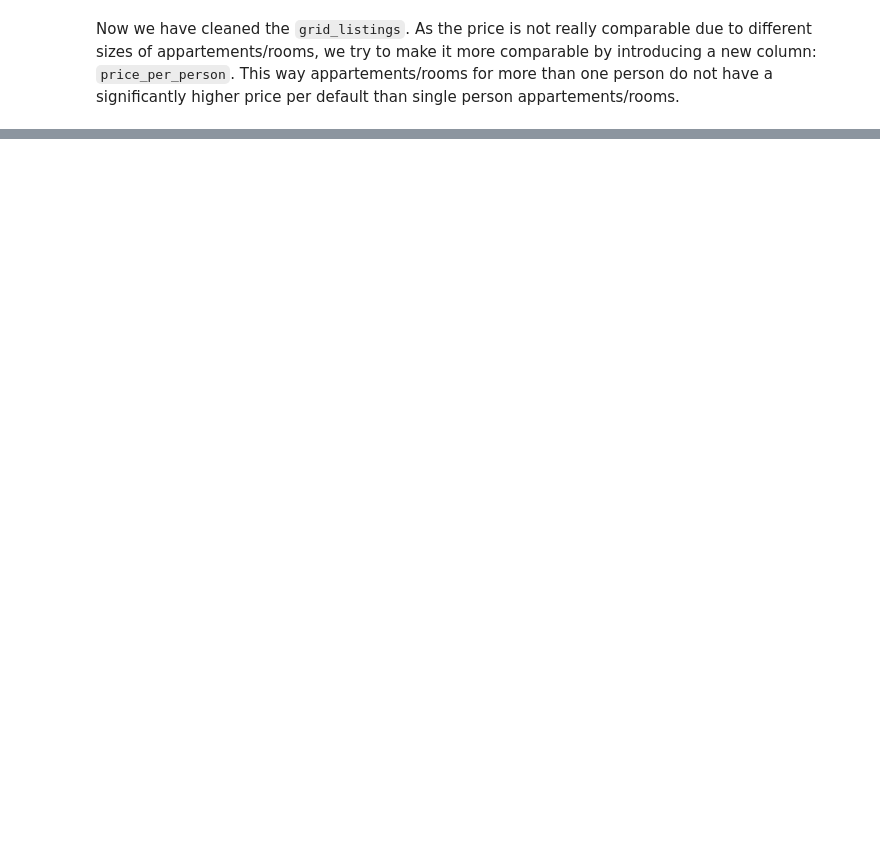
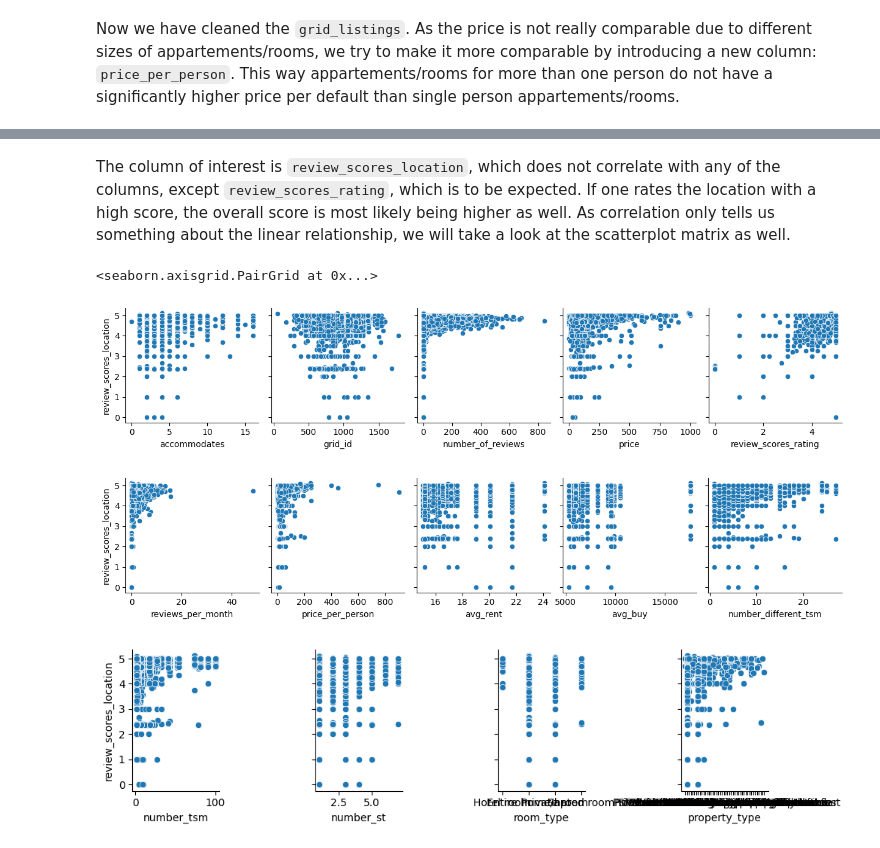
Before and after one commit to EderChri/DOPP, a Jupyter notebook: Group_17.ipynb, the cells around one changed output, grey strips where cells are left out. Drawn from its saved outputs; the diff is of its cells as text; code cells hidden in the pictures; blank space fills up the shorter version.

```diff
--- a/Group_17.ipynb
+++ b/Group_17.ipynb
@@ -384,0 +563,12 @@ Length: 70, dtype: geometry
+# %% [markdown]
+The column of interest is `review_scores_location`, which does not correlate with any of the columns, except `review_scores_rating`, which is to be expected. If one rates the location with a high score, the overall score is most likely being higher as well.
+As correlation only tells us something about the linear relationship, we will take a look at the scatterplot matrix as well.
+# %%
+sns.pairplot(relevant_features_df, y_vars=['review_scores_location'], x_vars=['accommodates', 'grid_id', 'number_of_reviews', 'price', 'review_scores_rating'])
+sns.pairplot(relevant_features_df, y_vars=['review_scores_location'], x_vars=['reviews_per_month', 'price_per_person', 'avg_rent', 'avg_buy', 'number_different_tsm'])
+sns.pairplot(relevant_features_df, y_vars=['review_scores_location'], x_vars=['number_tsm', 'number_st', 'room_type', 'property_type'])
+# %% [output]
+<seaborn.axisgrid.PairGrid at 0x...>
+[figure, added]
+[figure, added]
+[figure, added]
```
Also changed, not shown: parts of 41 cells of this notebook.
